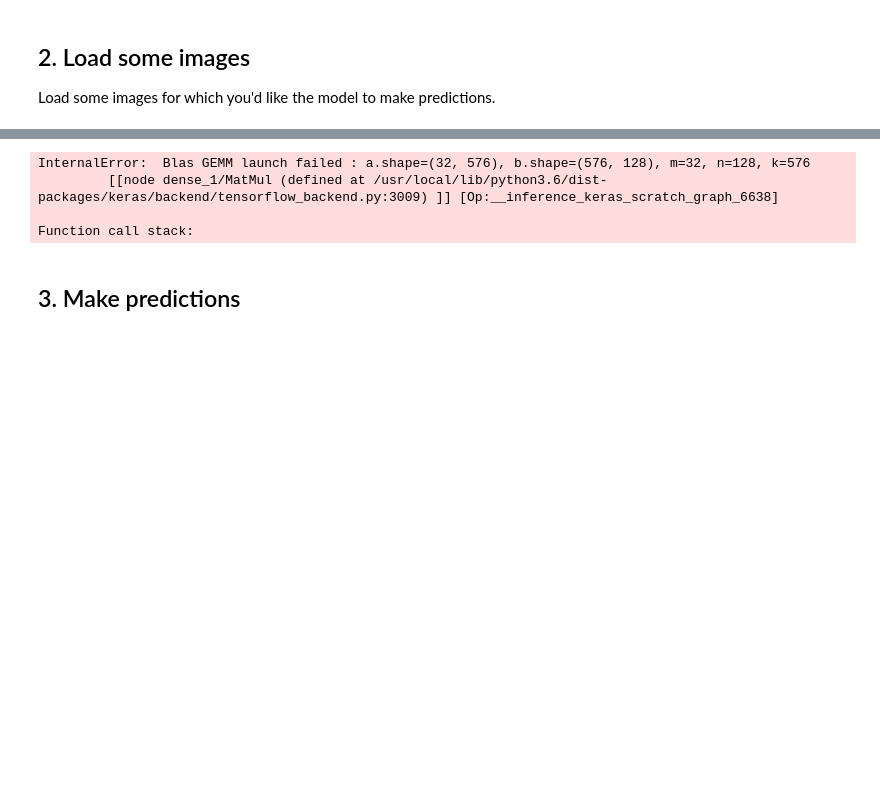
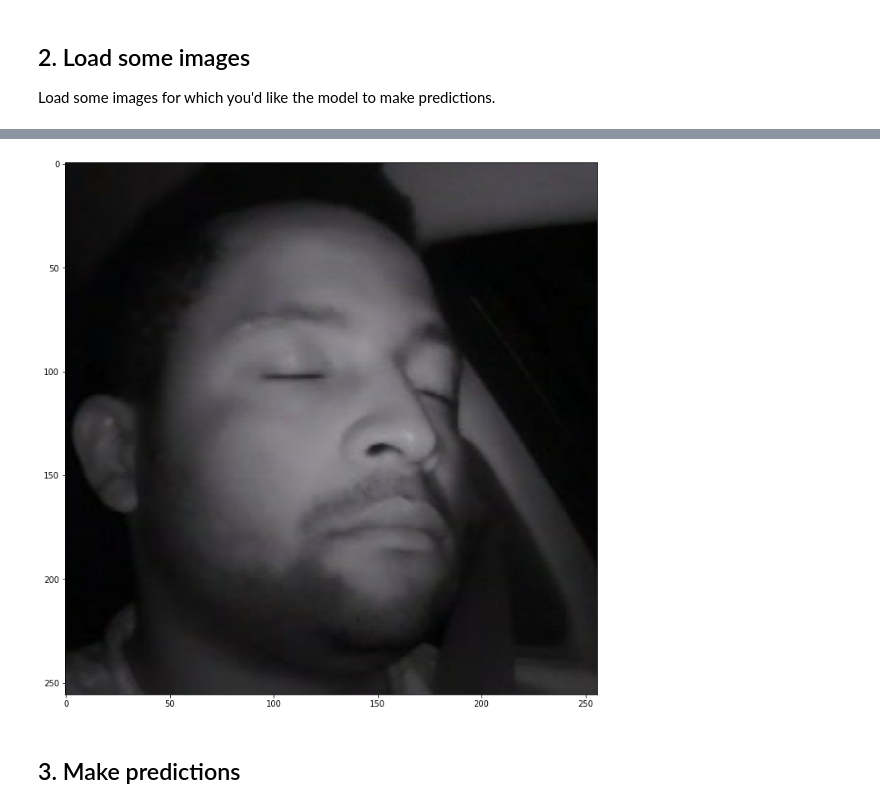
Before and after one commit to TaeseongMoon/bf_reimplement, a Jupyter notebook: blazeface_inference_face.ipynb, the cells around one changed output, grey strips where cells are left out. Cells and saved outputs as stored; diff of their text form; code cells hidden in the pictures; blank space fills up the shorter version.

```diff
--- a/blazeface_inference_face.ipynb
+++ b/blazeface_inference_face.ipynb
@@ -161,51 +162,39 @@ xmin,ymin,xmax, ymax: 289,143,545,399
 crop_images = [] # Store the images here.
 input_images = [] # Store resized versions of the images here.
 imgs = csv.img_path.tolist()
-test_image_name = random.choice(imgs)
+# test_image_name = random.choice(imgs)
 # We'll only load one image in this example.
 img_path = f'/data/{test_image_name}'
 # img_path = './test/2.jpg'
-detector = MTCNN()
+# detector = MTCNN()
 ori_image = cv2.imread(img_path)
-# ori_image = cv2.cvtColor(ori_image, cv2.COLOR_BGR2RGB)
-crop_data = detector.detect_faces(ori_image)
-w = crop_data[2]
-h = crop_data[3]
-cx = int(xmin + w//2)
-cy = int(ymin + h//2)
-xmin = cx - 128
-ymin = cy - 128
-xmax = cx + 128
-ymax = cy + 128
+ori_image = cv2.cvtColor(ori_image, cv2.COLOR_BGR2RGB)
 ori_image = ori_image[ymin:ymax, xmin:xmax]
 plt.figure(figsize=(20,12))
 plt.imshow(ori_image)
 ori_image = cv2.resize(ori_image, dsize=(256,256), interpolation=cv2.INTER_LINEAR)
 ori_images = np.array([ori_image])
 input_images = np.array(ori_images)
 # input_images.append(ori_images)
 
 
 # crop_data = detector.detect_faces(ori_image)
 
 # for i in crop_data:
 
 #     crop_image = ori_image[int(i['box'][1]):int(i['box'][1])+int(i['box'][3]), int(i['box'][0]):int(i['box'][0])+int(i['box'][2]),:]#keypoints, confidence
 #     crop_images.append(crop_image)
 #     print(crop_image.shape)
 # #     img = image.load_img(img_path, target_size=(img_height, img_width))
 # #     img = image.img_to_array(img)
 # #     print(img.shape)
 # #     img = img[int(i['box'][0]):int(i['box'][0])+int(i['box'][2]), int(i['box'][1]):int(i['box'][1])+int(i['box'][3]),:]
 #     crop_image = cv2.resize(crop_image, dsize=(128,128), interpolation=cv2.INTER_LINEAR)
 #     input_images.append(crop_image)
 # input_images = np.array(input_images)
 # print(input_images.shape)
 # %% [output]
-InternalError:  Blas GEMM launch failed : a.shape=(32, 576), b.shape=(576, 128), m=32, n=128, k=576
-         [[node dense_1/MatMul (defined at /usr/local/lib/python3.6/dist-packages/keras/backend/tensorflow_backend.py:3009) ]] [Op:__inference_keras_scratch_graph_6638]
-
-Function call stack:
+[figure, added]
 # %% [markdown]
 ## 3. Make predictions
 # %%
```
Also changed, not shown: parts of 8 cells of this notebook, 2 other files.
